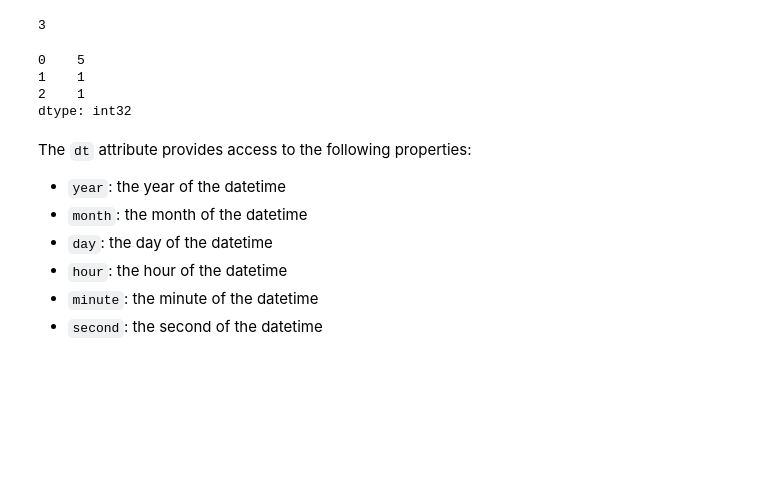
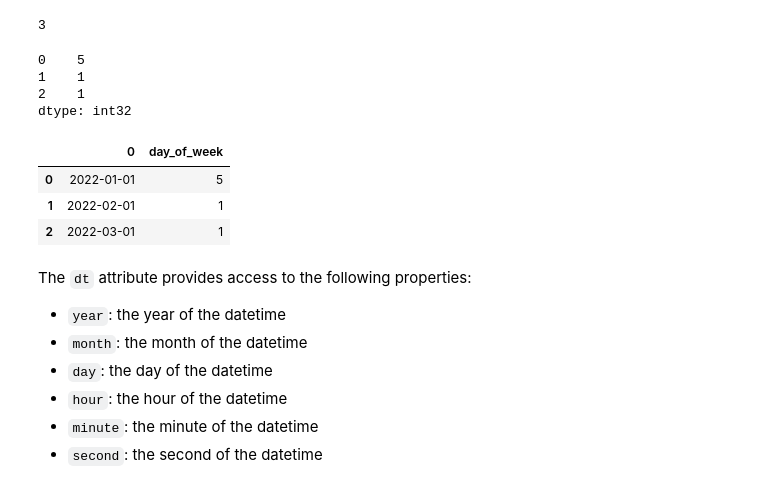
Before and after one commit to BOYSABIO/IE-University, a Jupyter notebook: IE_MASTERS/5_PYTHON_FOR_DATA_ANALYSIS/SEMESTER_2/s01_datetimes_pandas.ipynb, the cells around one changed output. Cells and saved outputs as stored; diff of their text form; code cells hidden in the pictures; blank space fills up the shorter version.

```diff
--- a/IE_MASTERS/5_PYTHON_FOR_DATA_ANALYSIS/SEMESTER_2/s01_datetimes_pandas.ipynb
+++ b/IE_MASTERS/5_PYTHON_FOR_DATA_ANALYSIS/SEMESTER_2/s01_datetimes_pandas.ipynb
@@ -633,13 +649,25 @@ today.day_of_week
 # %%
 # Create a series with datetime values
 s = pd.Series(['2022-01-01', '2022-02-01', '2022-03-01'], dtype='datetime64[ns]')
 
-s.dt.day_of_week
+print(s.dt.day_of_week) # dt specifies that it is a datetime and applies the method to the series
+
+df = pd.DataFrame(s)
+
+df[0] = pd.to_datetime(df[0])
+
+df['day_of_week'] = df[0].dt.day_of_week
+#df['day_of_week'] = df[0].map(lambda x: x.day_of_week)
+df
 # %% [output]
 0    5
 1    1
 2    1
 dtype: int32
+|  | 0 | day_of_week |
+| 0 | 2022-01-01 | 5 |
+| 1 | 2022-02-01 | 1 |
+| 2 | 2022-03-01 | 1 |
 # %% [markdown]
 The `dt` attribute provides access to the following properties:
 
```
Also changed, not shown: parts of 12 cells of this notebook, 1 other file.
